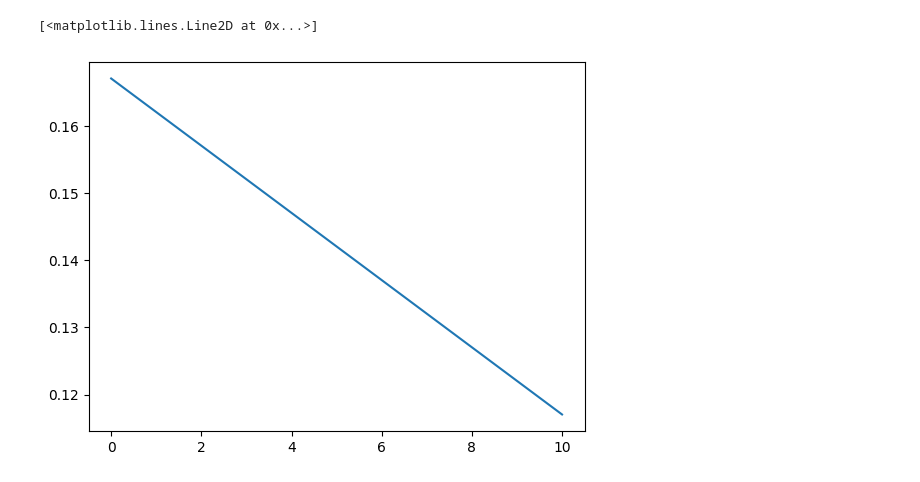
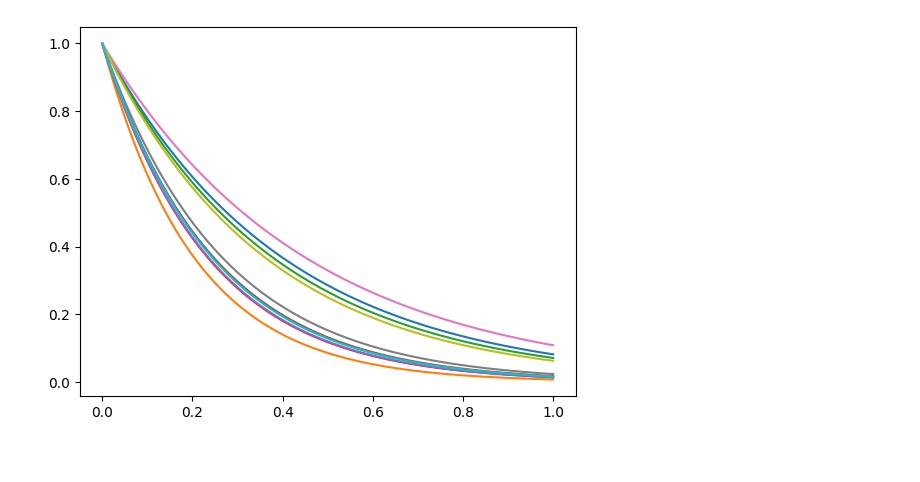
Before and after one commit to manuu1311/OLA-project, a Jupyter notebook: Deliverables/Requirement2/test_conversion.ipynb, the cells around one changed output. Drawn from its saved outputs; the diff is of its cells as text; code cells hidden in the pictures.

```diff
--- a/Deliverables/Requirement2/test_conversion.ipynb
+++ b/Deliverables/Requirement2/test_conversion.ipynb
@@ -1,15 +1,25 @@
-# %%
-from conversion_probability import conversion_probability
-import numpy as np
-import matplotlib.pyplot as plt
-
-conversion = conversion_probability(0.5,1000)
-
-conversion_prob = conversion.conversion_probability()
-
-prices = np.linspace(0,10,100)
-
-plt.plot(prices,[conversion_prob(price) for price in prices])
-# %% [output]
-[<matplotlib.lines.Line2D at 0x...>]
-[figure, removed]
+# %%
+import numpy as np
+import matplotlib.pyplot as plt
+
+def demand_function(min_price, max_price , curve_steep):
+
+        #curve_steep = np.random.uniform(1, 5)
+
+        conversion_probability = lambda price: np.clip(np.exp(-((np.clip(price, 0, 1) - min_price) / (max_price - min_price)) * curve_steep), 0, 1)
+
+        return conversion_probability
+
+# Example usage (assuming prices are already normalized between 0 and 1)
+min_price = 0  # Normalized value
+max_price = 1  # Normalized value
+
+
+prices = np.linspace(0, 1, 100)
+epochs = 10
+steeps = np.random.uniform(1, 5, epochs)
+for epoch in range(epochs):
+  demand = demand_function(min_price, max_price, steeps[epoch])
+  plt.plot(prices, [demand(price) for price in prices], label=f'Epoch {epoch}')
+# %% [output]
+[figure, added]
```
Also changed, not shown: parts of 2 cells of this notebook, 6 other files.
